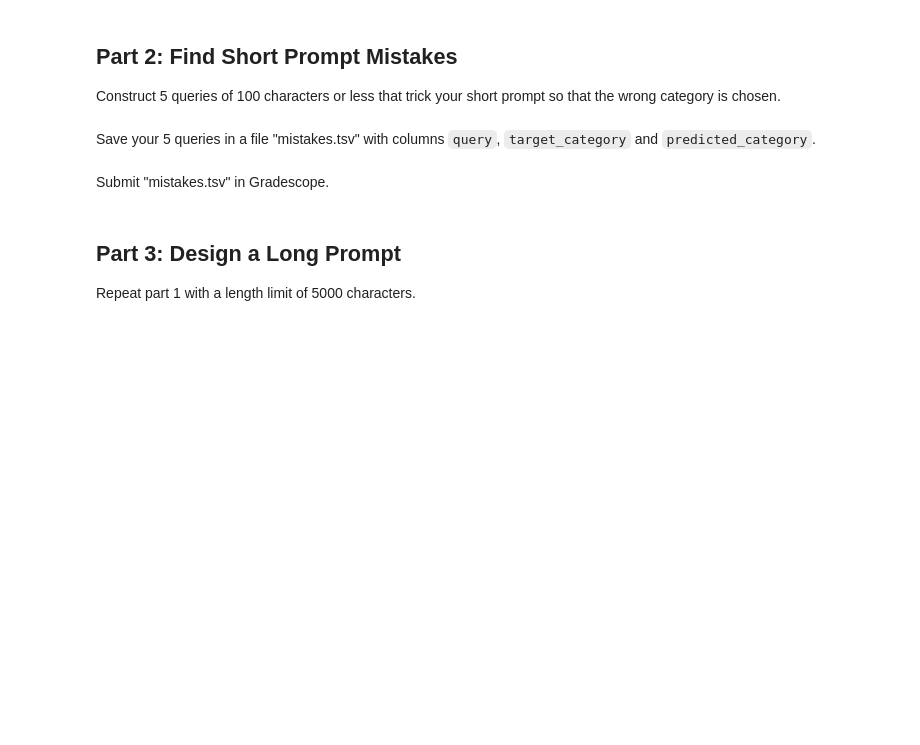
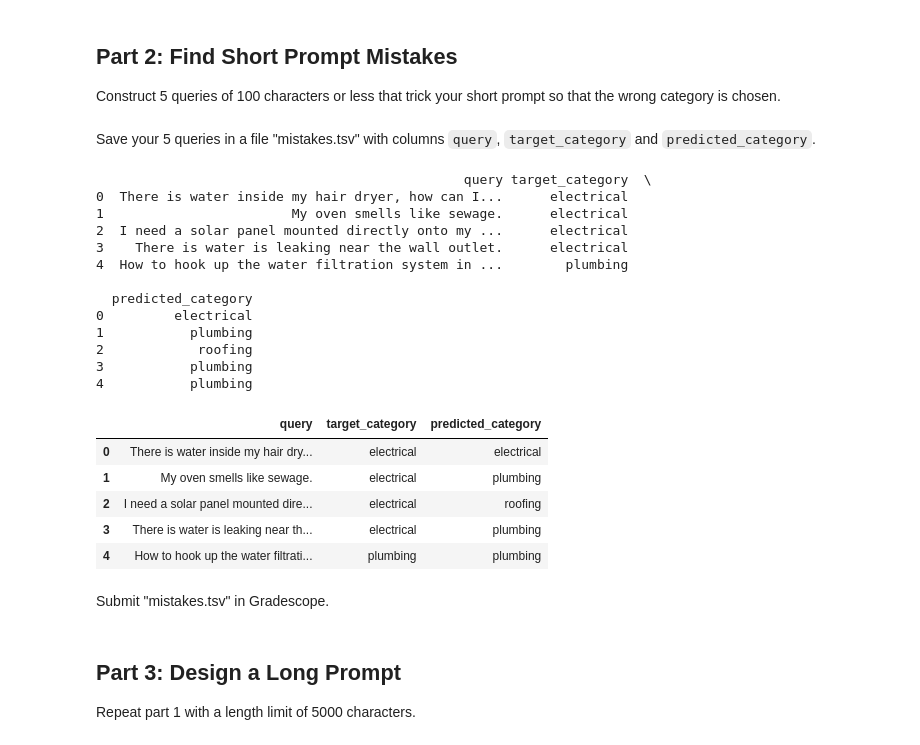
Before and after one commit to veniola/dx704-project-11, a Jupyter notebook: dx704-project-11.ipynb, the cells around one changed output. Drawn from its saved outputs; the diff is of its cells as text; code cells hidden in the pictures; blank space fills up the shorter version.

Commit message:
Parts 2 and 3 complete

```diff
--- a/dx704-project-11.ipynb
+++ b/dx704-project-11.ipynb
@@ -153,2 +149,20 @@ Construct 5 queries of 100 characters or less that trick your short prompt so th
+# %%
+# ========================================
+# -- Part 2: Find Short Prompt Mistakes --
+# ========================================
+
+query_1 = 'There is water inside my hair dryer, how can I fix it?'
+query_2 = 'My oven smells like sewage.'
+query_3 = 'I need a solar panel mounted directly onto my roof.'
+query_4 = 'There is water is leaking near the wall outlet.'
+query_5 = 'How to hook up the water filtration system in my new refridgerator?'
+
+trick_queries = [
+    {"query": query_1, "target_category": "electrical"},
+    {"query": query_2, "target_category": "electrical"},
+    {"query": query_3, "target_category": "electrical"},
+    {"query": query_4, "target_category": "electrical"},
+    {"query": query_5, "target_category": "plumbing"}
+]
 # %% [markdown]
 Save your 5 queries in a file "mistakes.tsv" with columns `query`, `target_category` and `predicted_category`.
@@ -159,3 +169,50 @@ Save your 5 queries in a file "mistakes.tsv" with columns `query`, `target_categ
+# %%
+# =====================================================
+# -- Save 5 Queries to TSV File Named 'mistakes.tsv' --
+# =====================================================
+
+mistake_results = []
+
+for item in trick_queries:
+    formatted_prompt = prompt_template.format(query=item['query'])
+    response = client.responses.create(
+        model="gpt-6-luna",
+        input=formatted_prompt
+    )
+    prediction = response.output_text.strip().lower().replace('.', '')
+
+    mistake_results.append({
+        'query': item['query'],
+        'target_category': item['target_category'],
+        'predicted_category': prediction
+    })
+
+mistakes_df = pd.DataFrame(mistake_results)
+print(mistakes_df)
+
+# Save file
+mistakes_df.to_csv('mistakes.tsv', sep='\t', index=False)
+mistakes_df.head()
+# %% [output]
+                                               query target_category  \
+0  There is water inside my hair dryer, how can I...      electrical
+1                        My oven smells like sewage.      electrical
+2  I need a solar panel mounted directly onto my ...      electrical
+3    There is water is leaking near the wall outlet.      electrical
+4  How to hook up the water filtration system in ...        plumbing
+
+  predicted_category
+0         electrical
+1           plumbing
+2            roofing
+3           plumbing
+4           plumbing
+|  | query | target_category | predicted_category |
+| 0 | There is water inside my hair dry... | electrical | electrical |
+| 1 | My oven smells like sewage. | electrical | plumbing |
+| 2 | I need a solar panel mounted dire... | electrical | roofing |
+| 3 | There is water is leaking near th... | electrical | plumbing |
+| 4 | How to hook up the water filtrati... | plumbing | plumbing |
 # %% [markdown]
 Submit "mistakes.tsv" in Gradescope.
 # %% [markdown]
```
Also changed, not shown: parts of 8 cells of this notebook.
